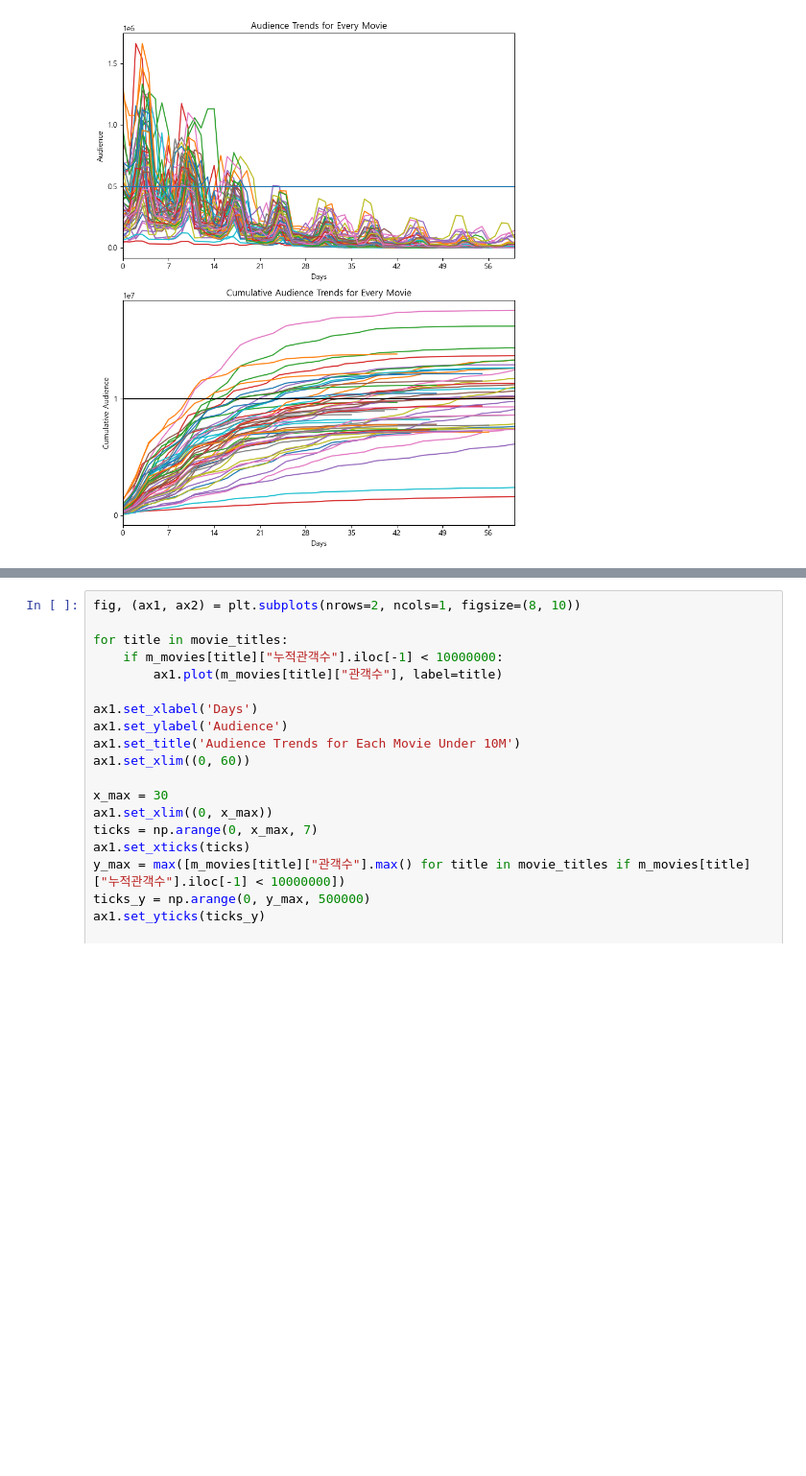
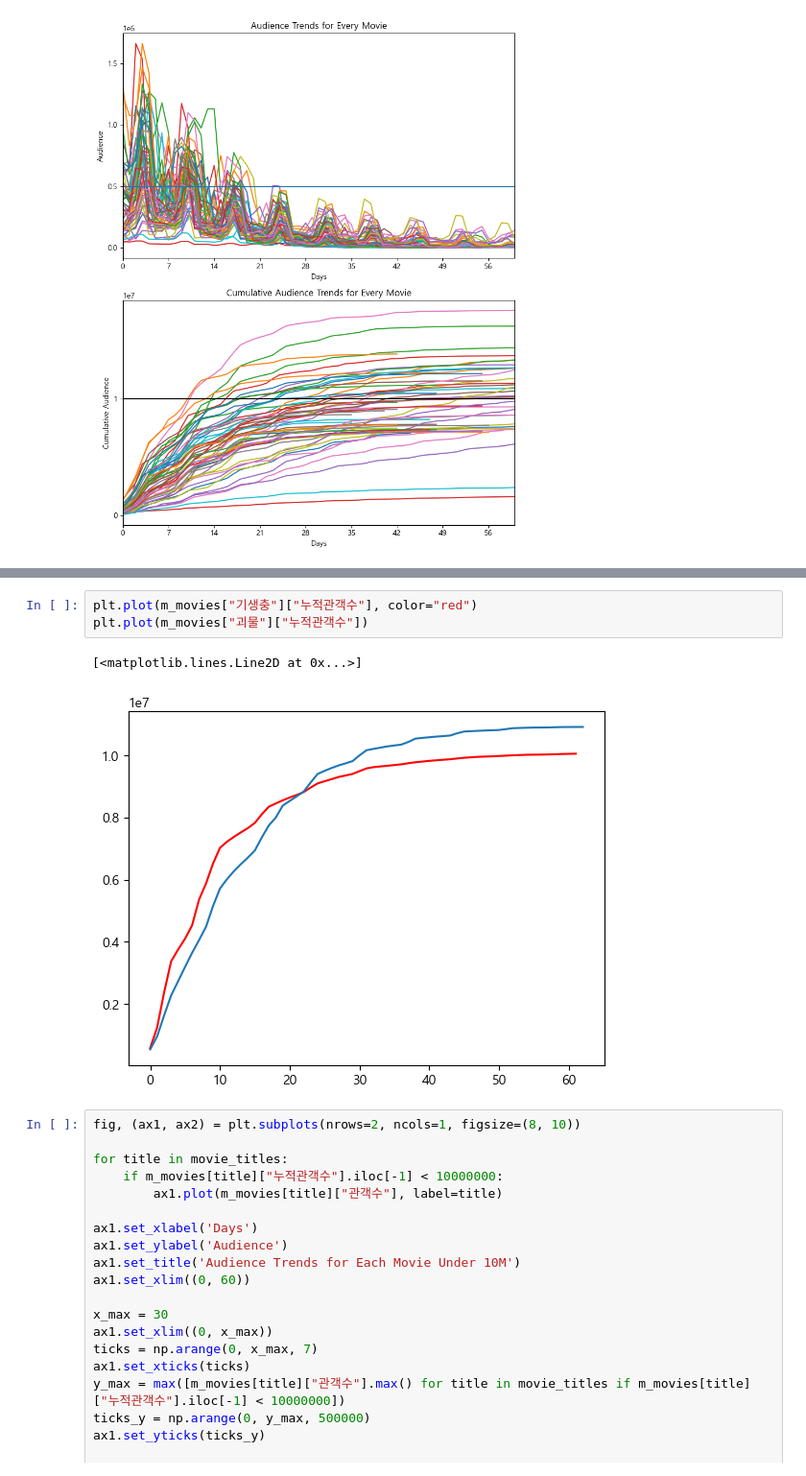
Before and after one commit to zarnits/10M_Movie, a Jupyter notebook: chovy/10M-Movie/analysis/총 관객 수와 천만 영화.ipynb, the cells around one changed output, grey strips where cells are left out. Shown at 96% size. Saved outputs shown, nothing was run; the diff lists cells and outputs as text; blank space fills up the shorter version.

```diff
--- a/chovy/10M-Movie/analysis/총 관객 수와 천만 영화.ipynb
+++ b/chovy/10M-Movie/analysis/총 관객 수와 천만 영화.ipynb
@@ -197,3 +225,9 @@ plt.tight_layout()
+# %%
+plt.plot(m_movies["기생충"]["누적관객수"], color="red")
+plt.plot(m_movies["괴물"]["누적관객수"])
+# %% [output]
+[<matplotlib.lines.Line2D at 0x...>]
+[figure, added]
 # %%
 fig, (ax1, ax2) = plt.subplots(nrows=2, ncols=1, figsize=(8, 10))
 
```
Also changed, not shown: parts of 24 cells of this notebook, 6 other files.
